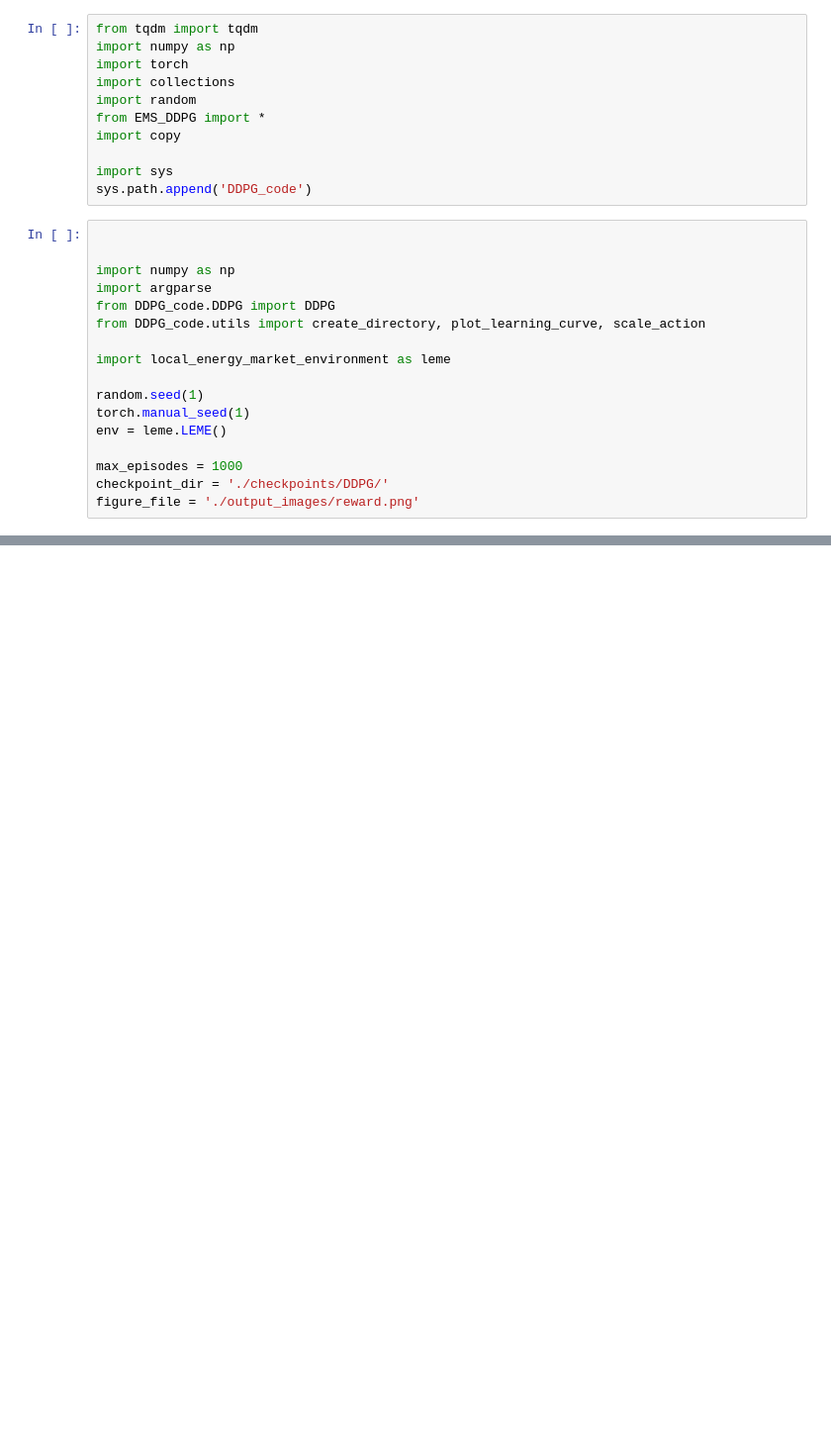
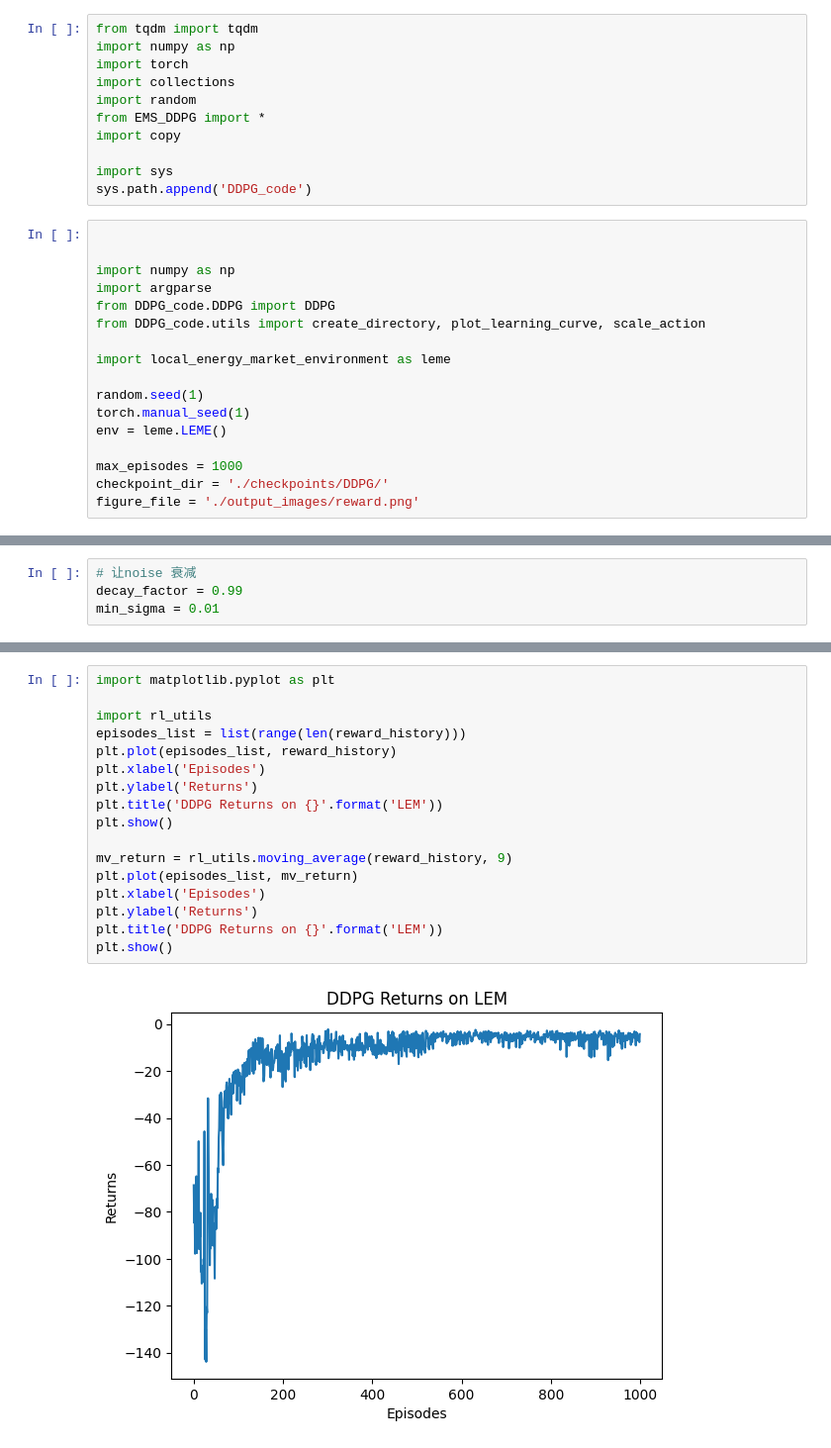
Before and after one commit to Olgird/LEMEnvironment, a Jupyter notebook: simulate_3.ipynb, the cells around one changed output, grey strips where cells are left out. Shown: that part at 99% size. Cells and saved outputs as stored; diff of their text form; blank space fills up the shorter version.

Commit message:
ddpg

```diff
--- a/simulate_3.ipynb
+++ b/simulate_3.ipynb
@@ -36,3 +29,7 @@ figure_file = './output_images/reward.png'
+# %%
+# 让noise 衰减
+decay_factor = 0.99
+min_sigma = 0.01
 # %%
 
 
@@ -100,0 +116,19 @@ FileNotFoundError: [Errno 2] No such file or directory: './output_images/reward.
+# %%
+import matplotlib.pyplot as plt
+
+import rl_utils
+episodes_list = list(range(len(reward_history)))
+plt.plot(episodes_list, reward_history)
+plt.xlabel('Episodes')
+plt.ylabel('Returns')
+plt.title('DDPG Returns on {}'.format('LEM'))
+plt.show()
+
+mv_return = rl_utils.moving_average(reward_history, 9)
+plt.plot(episodes_list, mv_return)
+plt.xlabel('Episodes')
+plt.ylabel('Returns')
+plt.title('DDPG Returns on {}'.format('LEM'))
+plt.show()
+# %% [output]
+[figure, added]
```
Also changed, not shown: parts of 7 cells of this notebook, 27 other files.
